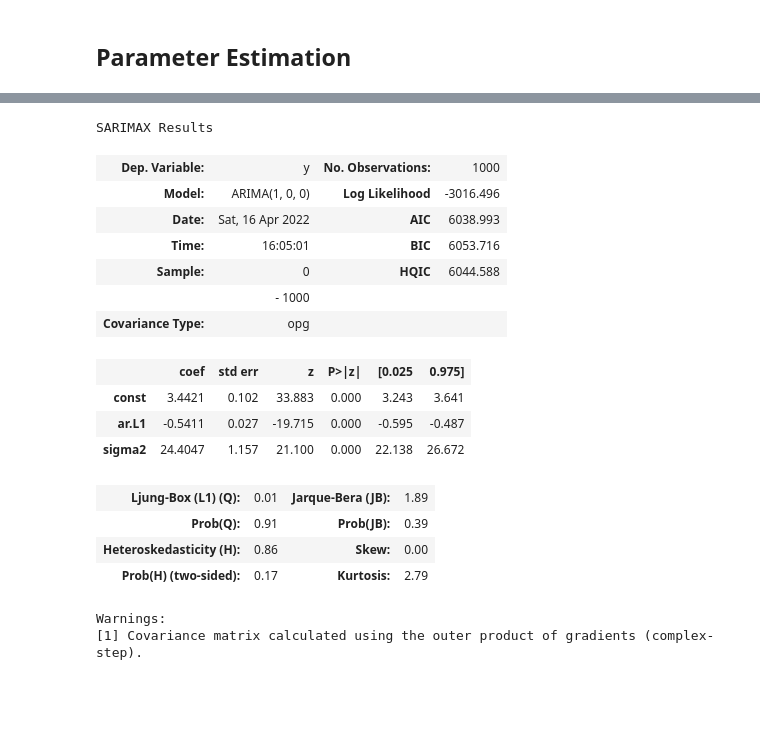
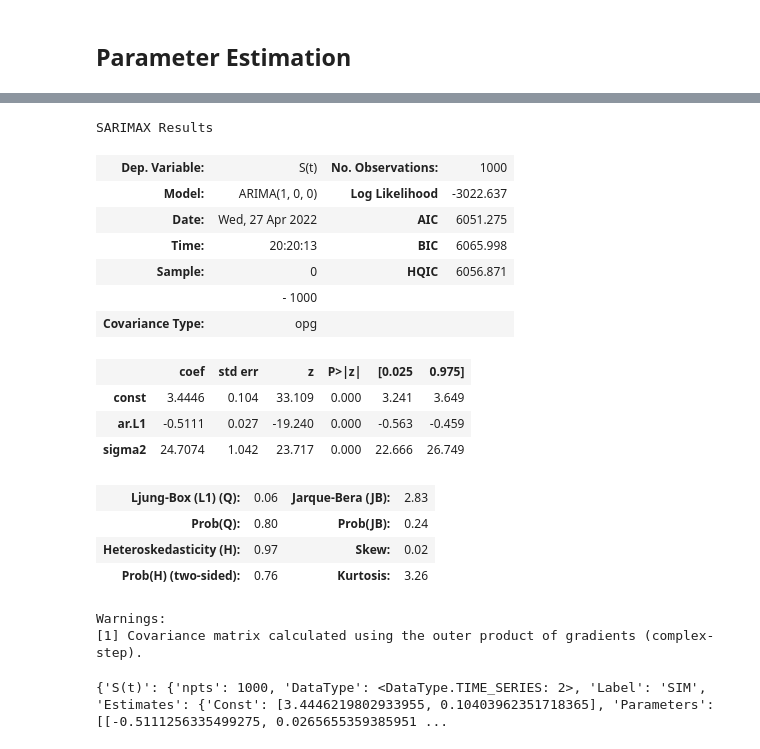
Before and after one commit to glyfish/alef, a Jupyter notebook: notebooks/random_processes/ar1_with_offset.ipynb, the cells around one changed output, grey strips where cells are left out. Drawn from its saved outputs; the diff is of its cells as text; code cells hidden in the pictures; blank space fills up the shorter version.

```diff
--- a/notebooks/random_processes/ar1_with_offset.ipynb
+++ b/notebooks/random_processes/ar1_with_offset.ipynb
@@ -222,6 +258,6 @@ print(results.conf_int())
 μ = 5.0
 nsample = 1000
 title = f"AR(1) σ={σ}, φ={φ}, " + r"$\mu^*=$" + f"{μ}," + r" $\mu$=" + f"{format(μ/(1.0-φ), '4.2f')}"
-samples = arima.arp_offset([φ], μ, nsample, σ)
-curve(samples, plot_type=DataPlotType.TIME_SERIES, title=title)
+df = arima.arp_offset([φ], μ, nsample, σ)
+curve(df, plot_type=DataPlotType.TIME_SERIES, title=title)
 # %% [output]
@@ -229,22 +265,26 @@ curve(samples, plot_type=DataPlotType.TIME_SERIES, title=title)
 # %%
-results = arima.ar_offset_fit(samples, 1)
+results = arima.ar_offset_fit(df, 1)
 results.summary()
 # %% [output]
 SARIMAX Results
-| Dep. Variable: | y | No. Observations: | 1000 |
-| Model: | ARIMA(1, 0, 0) | Log Likelihood | -3016.496 |
-| Date: | Sat, 16 Apr 2022 | AIC | 6038.993 |
-| Time: | 16:05:01 | BIC | 6053.716 |
-| Sample: | 0 | HQIC | 6044.588 |
+| Dep. Variable: | S(t) | No. Observations: | 1000 |
+| Model: | ARIMA(1, 0, 0) | Log Likelihood | -3022.637 |
+| Date: | Wed, 27 Apr 2022 | AIC | 6051.275 |
+| Time: | 20:20:13 | BIC | 6065.998 |
+| Sample: | 0 | HQIC | 6056.871 |
 |  | - 1000 |  |  |
 | Covariance Type: | opg |  |  |
 |  | coef | std err | z | P>|z| | [0.025 | 0.975] |
-| const | 3.4421 | 0.102 | 33.883 | 0.000 | 3.243 | 3.641 |
-| ar.L1 | -0.5411 | 0.027 | -19.715 | 0.000 | -0.595 | -0.487 |
-| sigma2 | 24.4047 | 1.157 | 21.100 | 0.000 | 22.138 | 26.672 |
+| const | 3.4446 | 0.104 | 33.109 | 0.000 | 3.241 | 3.649 |
+| ar.L1 | -0.5111 | 0.027 | -19.240 | 0.000 | -0.563 | -0.459 |
+| sigma2 | 24.7074 | 1.042 | 23.717 | 0.000 | 22.666 | 26.749 |
-| Ljung-Box (L1) (Q): | 0.01 | Jarque-Bera (JB): | 1.89 |
-| Prob(Q): | 0.91 | Prob(JB): | 0.39 |
-| Heteroskedasticity (H): | 0.86 | Skew: | 0.00 |
-| Prob(H) (two-sided): | 0.17 | Kurtosis: | 2.79 |
+| Ljung-Box (L1) (Q): | 0.06 | Jarque-Bera (JB): | 2.83 |
+| Prob(Q): | 0.80 | Prob(JB): | 0.24 |
+| Heteroskedasticity (H): | 0.97 | Skew: | 0.02 |
+| Prob(H) (two-sided): | 0.76 | Kurtosis: | 3.26 |
 Warnings:
 [1] Covariance matrix calculated using the outer product of gradients (complex-step).
+# %%
+print(df.attrs)
+# %% [output]
+{'S(t)': {'npts': 1000, 'DataType': <DataType.TIME_SERIES: 2>, 'Label': 'SIM', 'Estimates': {'Const': [3.4446219802933955, 0.10403962351718365], 'Parameters': [[-0.5111256335499275, 0.0265655359385951 ...
```
Also changed, not shown: parts of 18 cells of this notebook, 4 other files.
